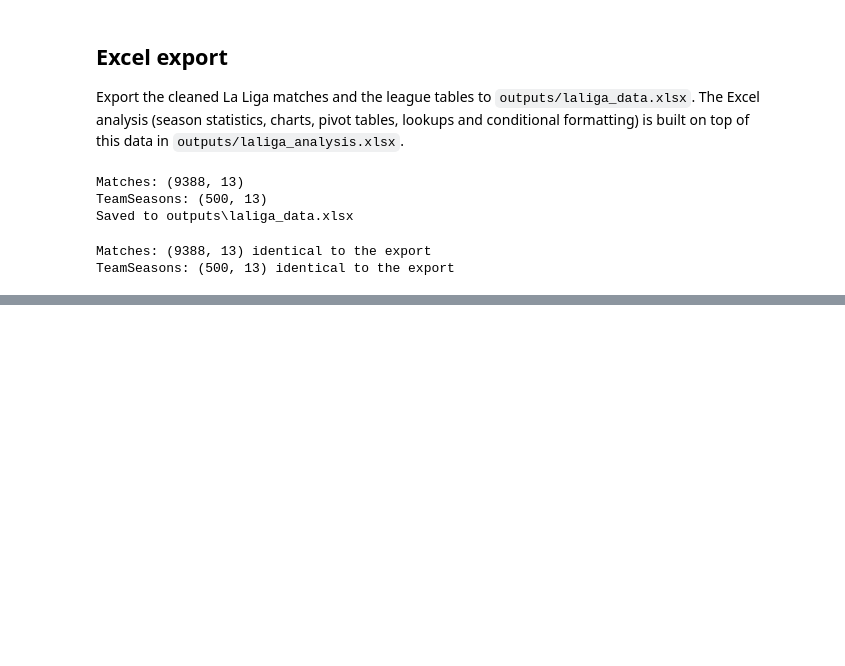
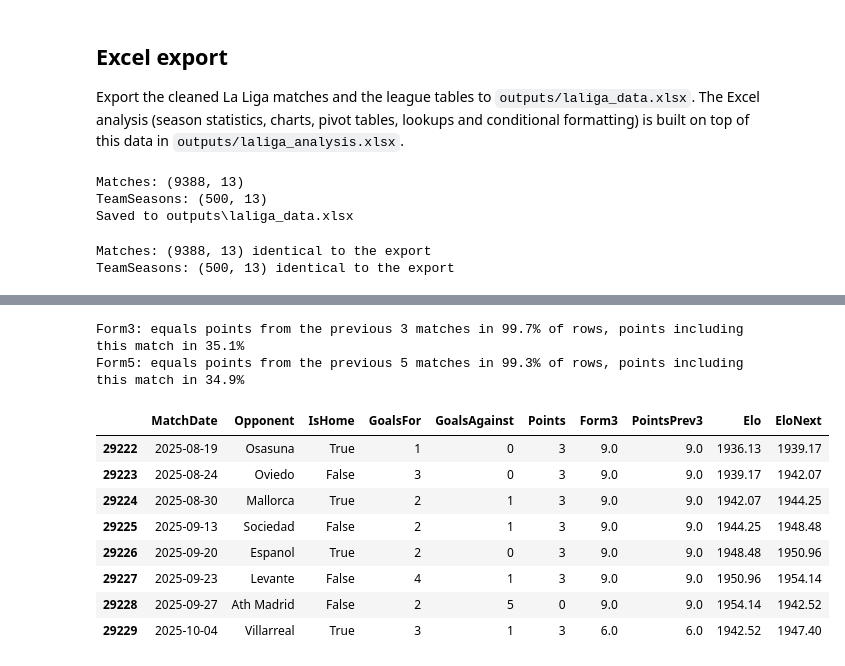
Before and after one commit to idoberk/laliga-match-prediction, a Jupyter notebook: notebooks/laliga_match_prediction.ipynb, the cells around one changed output, grey strips where cells are left out. Drawn from its saved outputs; the diff is of its cells as text; code cells hidden in the pictures; blank space fills up the shorter version.

Commit message:
Add team-match view and pre-match checks for Elo and form

```diff
--- a/notebooks/laliga_match_prediction.ipynb
+++ b/notebooks/laliga_match_prediction.ipynb
@@ -1029,0 +1049,16 @@ TeamSeasons: (500, 13) identical to the export
+# %%
+# A pre-match Elo reacts to a result only in the team's next row. If Elo included the match's own result, which is a leakage, then wins would already show a rise into this row.
+by_team = team_matches.groupby("Team")
+
+elo_check = team_matches.assign(
+    EloChangeBefore=team_matches["Elo"] - by_team["Elo"].shift(1),
+    EloChangeAfter=by_team["Elo"].shift(-1) - team_matches["Elo"],
+)
+
+(
+    elo_check[elo_check["Division"] == LALIGA_DIVISION]
+    .groupby("Outcome")[["EloChangeBefore", "EloChangeAfter"]]
+    .mean()
+    .loc[["W", "D", "L"]]
+    .round(2)
+)
@@ -1029,0 +1071,62 @@ TeamSeasons: (500, 13) identical to the export
+# %%
+# Recompute Form from the results. Points from each team's previous n matches.
+# shift(1) moves every value down one row, so each row only sees earlier matches.
+for n in [3, 5]:
+    points_before = (
+        by_team["Points"]
+        .transform(lambda points: points.shift(1).rolling(n, min_periods=1).sum())
+        .fillna(0)
+    )
+
+    points_including = by_team["Points"].transform(
+        lambda points: points.rolling(n, min_periods=1).sum()
+    )
+
+    form = team_matches[f"Form{n}"]
+    has_form = form.notna()
+
+    print(
+        f"Form{n}: equals points from the previous {n} matches in "
+        f"{(form[has_form] == points_before[has_form]).mean():.1%} of rows, "
+        f"points including this match in "
+        f"{(form[has_form] == points_including[has_form]).mean():.1%}"
+    )
+# %% [output]
+Form3: equals points from the previous 3 matches in 99.7% of rows, points including this match in 35.1%
+Form5: equals points from the previous 5 matches in 99.3% of rows, points including this match in 34.9%
+# %%
+# Form3 should equal the points of the three rows above it, and Elo should move in the row after each result
+spot_check = team_matches.assign(
+    PointsPrev3=by_team["Points"].transform(
+        lambda points: points.shift(1).rolling(3, min_periods=1).sum()
+    ),
+    EloNext=by_team["Elo"].shift(-1),
+)
+
+SPOT_CHECK_COLUMNS = [
+    "MatchDate",
+    "Opponent",
+    "IsHome",
+    "GoalsFor",
+    "GoalsAgainst",
+    "Points",
+    "Form3",
+    "PointsPrev3",
+    "Elo",
+    "EloNext",
+]
+
+is_real_madrid = (spot_check["Team"] == "Real Madrid") & (
+    spot_check["Season"] == "2025/26"
+)
+spot_check.loc[is_real_madrid, SPOT_CHECK_COLUMNS].head(8)
+# %% [output]
+|  | MatchDate | Opponent | IsHome | GoalsFor | GoalsAgainst | Points | Form3 | PointsPrev3 | Elo | EloNext |
+| 29222 | 2025-08-19 | Osasuna | True | 1 | 0 | 3 | 9.0 | 9.0 | 1936.13 | 1939.17 |
+| 29223 | 2025-08-24 | Oviedo | False | 3 | 0 | 3 | 9.0 | 9.0 | 1939.17 | 1942.07 |
+| 29224 | 2025-08-30 | Mallorca | True | 2 | 1 | 3 | 9.0 | 9.0 | 1942.07 | 1944.25 |
+| 29225 | 2025-09-13 | Sociedad | False | 2 | 1 | 3 | 9.0 | 9.0 | 1944.25 | 1948.48 |
+| 29226 | 2025-09-20 | Espanol | True | 2 | 0 | 3 | 9.0 | 9.0 | 1948.48 | 1950.96 |
+| 29227 | 2025-09-23 | Levante | False | 4 | 1 | 3 | 9.0 | 9.0 | 1950.96 | 1954.14 |
+| 29228 | 2025-09-27 | Ath Madrid | False | 2 | 5 | 0 | 9.0 | 9.0 | 1954.14 | 1942.52 |
+| 29229 | 2025-10-04 | Villarreal | True | 3 | 1 | 3 | 6.0 | 6.0 | 1942.52 | 1947.40 |
```
Also changed, not shown: parts of 5 cells of this notebook, 1 other file.
